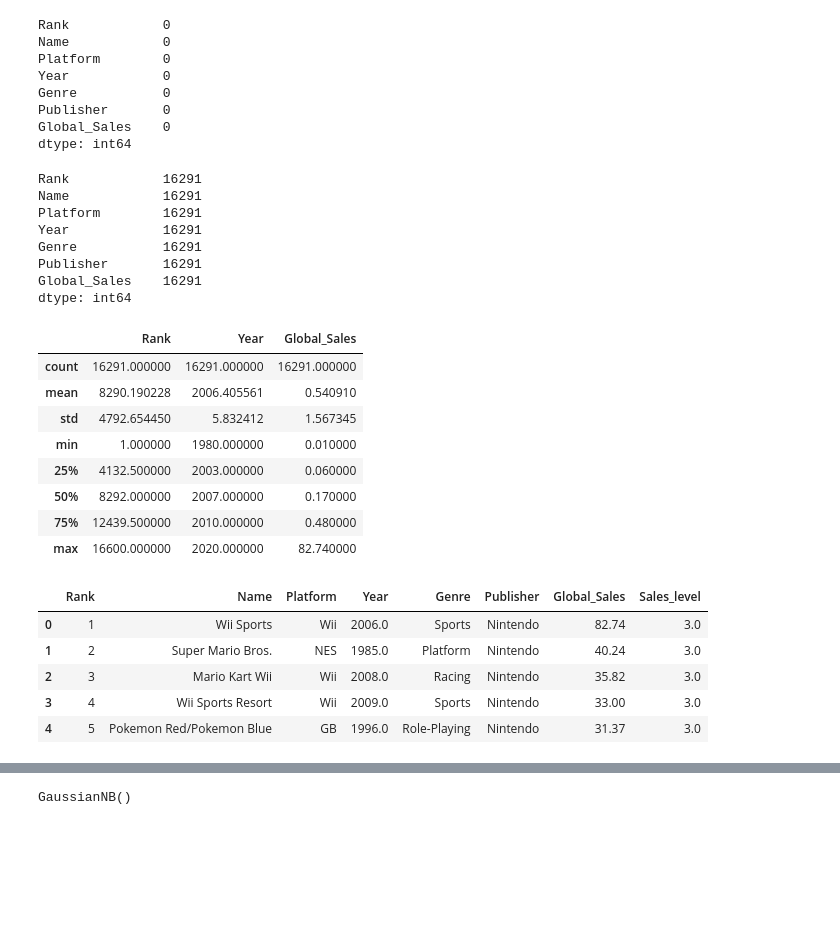
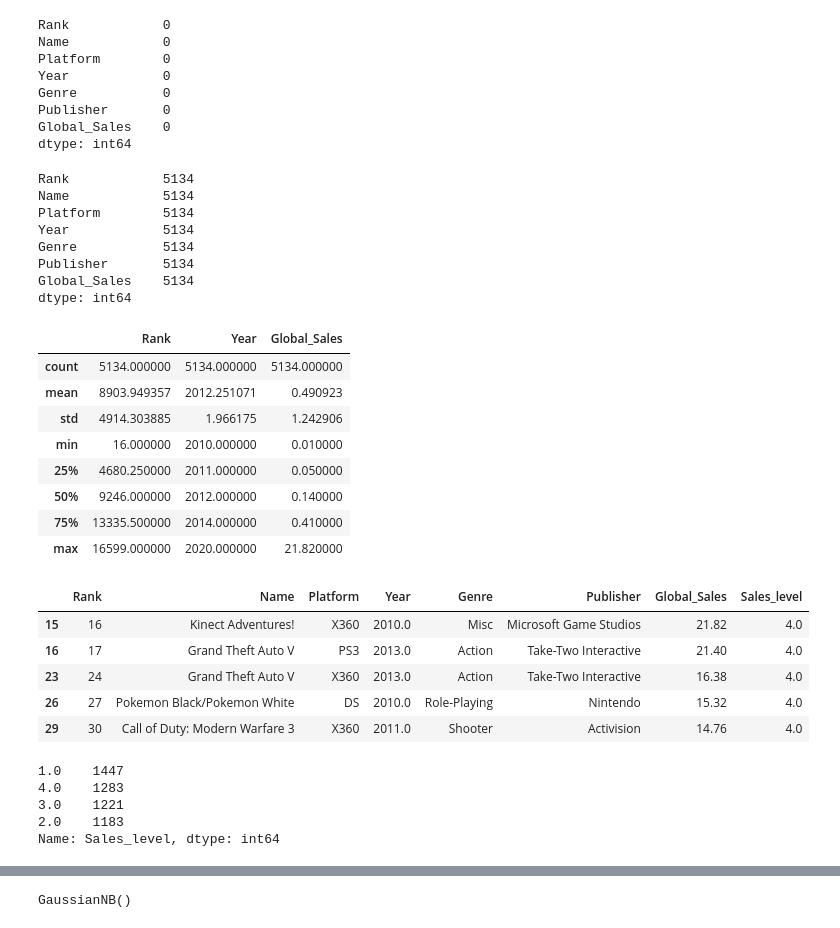
Before and after one commit to navamongkol/gamepredict, a Jupyter notebook: Project.ipynb, the cells around one changed output, grey strips where cells are left out. Saved outputs shown, nothing was run; the diff lists cells and outputs as text; code cells hidden in the pictures; blank space fills up the shorter version.

```diff
--- a/Project.ipynb
+++ b/Project.ipynb
@@ -28,6 +37,8 @@ Global_Sales    16598
 dtype: int64
 # %%
 df.dropna(how='any',subset=['Year','Publisher'],inplace=True)
+# %%
+df.drop(df[df.Year < 2010].index, inplace=True)
 # %%
 df[df['Publisher'].isnull()]
 # %% [output]
@@ -46,38 +57,46 @@ dtype: int64
 # %%
 df.count()
 # %% [output]
-Rank            16291
-Name            16291
-Platform        16291
-Year            16291
-Genre           16291
-Publisher       16291
-Global_Sales    16291
+Rank            5134
+Name            5134
+Platform        5134
+Year            5134
+Genre           5134
+Publisher       5134
+Global_Sales    5134
 dtype: int64
 # %%
 df.describe()
 # %% [output]
 |  | Rank | Year | Global_Sales |
-| count | 16291.000000 | 16291.000000 | 16291.000000 |
-| mean | 8290.190228 | 2006.405561 | 0.540910 |
-| std | 4792.654450 | 5.832412 | 1.567345 |
-| min | 1.000000 | 1980.000000 | 0.010000 |
-| 25% | 4132.500000 | 2003.000000 | 0.060000 |
-| 50% | 8292.000000 | 2007.000000 | 0.170000 |
-| 75% | 12439.500000 | 2010.000000 | 0.480000 |
-| max | 16600.000000 | 2020.000000 | 82.740000 |
+| count | 5134.000000 | 5134.000000 | 5134.000000 |
+| mean | 8903.949357 | 2012.251071 | 0.490923 |
+| std | 4914.303885 | 1.966175 | 1.242906 |
+| min | 16.000000 | 2010.000000 | 0.010000 |
+| 25% | 4680.250000 | 2011.000000 | 0.050000 |
+| 50% | 9246.000000 | 2012.000000 | 0.140000 |
+| 75% | 13335.500000 | 2014.000000 | 0.410000 |
+| max | 16599.000000 | 2020.000000 | 21.820000 |
 # %%
-#create new column level of global sales
-df.loc[df['Global_Sales'].between(10.0,100), 'Sales_level'] = 3
-df.loc[df['Global_Sales'].between(1,9.9), 'Sales_level'] = 2
-df.loc[df['Global_Sales'].between(0.5377441,0.999), 'Sales_level'] = 1
-df.loc[df['Global_Sales'] < 0.5377441, 'Sales_level'] = 0
+## create new column level of global sales
+df.loc[df['Global_Sales'].between(0.42,22), 'Sales_level'] = 4
+df.loc[df['Global_Sales'].between(0.15,0.41), 'Sales_level'] = 3
+df.loc[df['Global_Sales'].between(0.05,0.14), 'Sales_level'] = 2
+df.loc[df['Global_Sales'] <= 0.05, 'Sales_level'] = 1
 
 df.head(5)
 # %% [output]
 |  | Rank | Name | Platform | Year | Genre | Publisher | Global_Sales | Sales_level |
-| 0 | 1 | Wii Sports | Wii | 2006.0 | Sports | Nintendo | 82.74 | 3.0 |
-| 1 | 2 | Super Mario Bros. | NES | 1985.0 | Platform | Nintendo | 40.24 | 3.0 |
-| 2 | 3 | Mario Kart Wii | Wii | 2008.0 | Racing | Nintendo | 35.82 | 3.0 |
-| 3 | 4 | Wii Sports Resort | Wii | 2009.0 | Sports | Nintendo | 33.00 | 3.0 |
-| 4 | 5 | Pokemon Red/Pokemon Blue | GB | 1996.0 | Role-Playing | Nintendo | 31.37 | 3.0 |
+| 15 | 16 | Kinect Adventures! | X360 | 2010.0 | Misc | Microsoft Game Studios | 21.82 | 4.0 |
+| 16 | 17 | Grand Theft Auto V | PS3 | 2013.0 | Action | Take-Two Interactive | 21.40 | 4.0 |
+| 23 | 24 | Grand Theft Auto V | X360 | 2013.0 | Action | Take-Two Interactive | 16.38 | 4.0 |
+| 26 | 27 | Pokemon Black/Pokemon White | DS | 2010.0 | Role-Playing | Nintendo | 15.32 | 4.0 |
+| 29 | 30 | Call of Duty: Modern Warfare 3 | X360 | 2011.0 | Shooter | Activision | 14.76 | 4.0 |
+# %%
+df.Sales_level.value_counts()
+# %% [output]
+1.0    1447
+4.0    1283
+3.0    1221
+2.0    1183
+Name: Sales_level, dtype: int64
```
Also changed, not shown: parts of 15 cells of this notebook, 3 other files.
